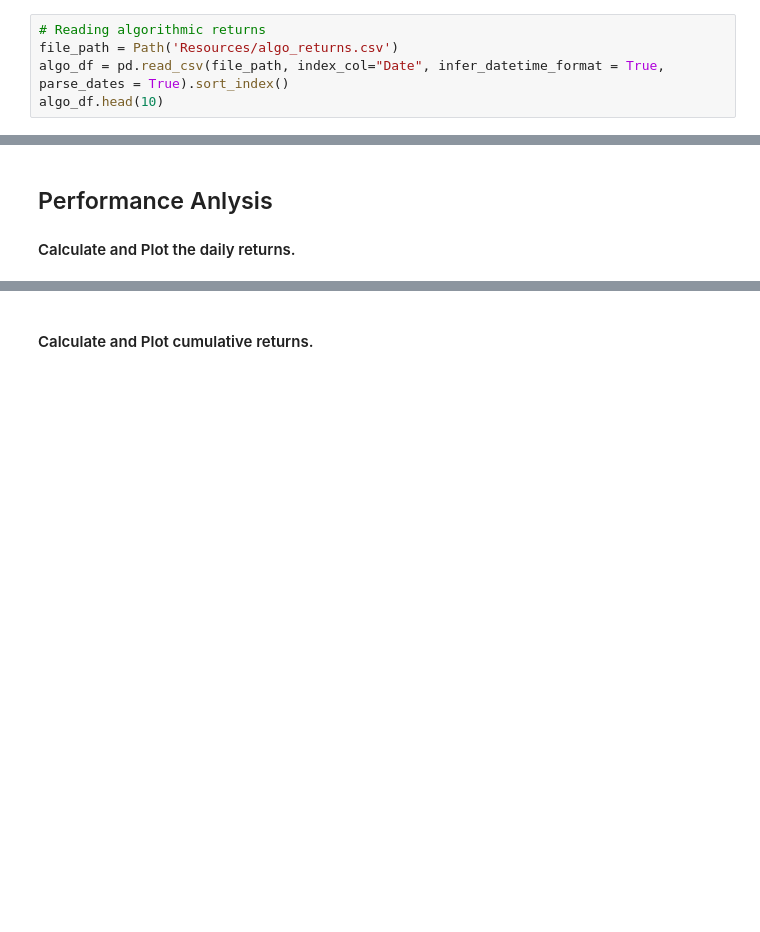
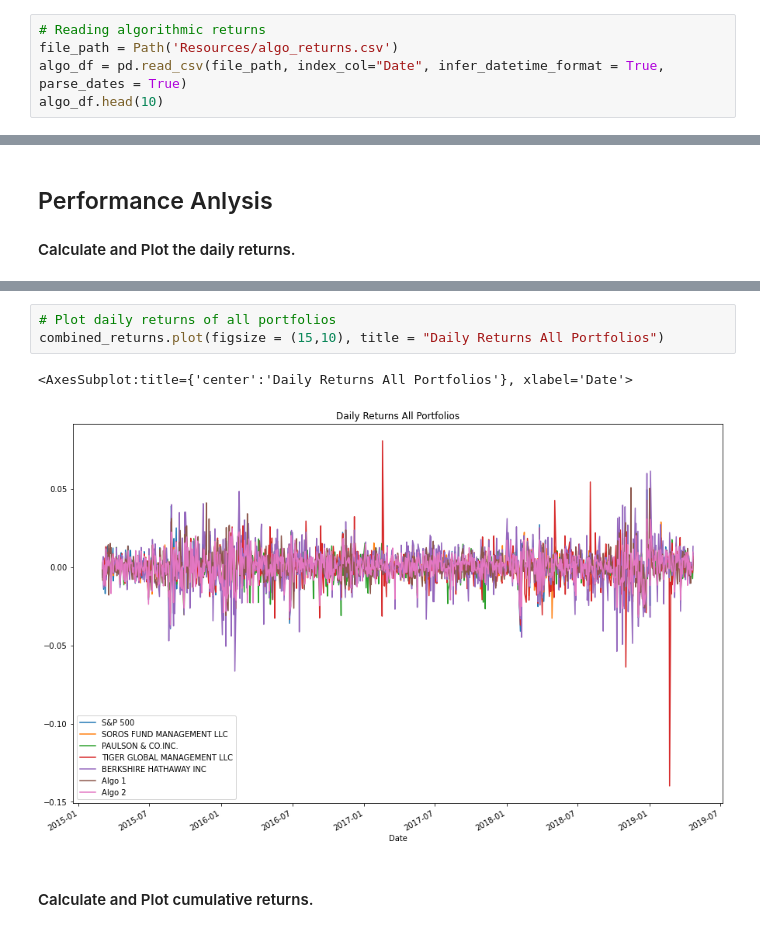
Before and after one commit to joeyh2/portfolio-analysis, a Jupyter notebook: whale_analysis.ipynb, the cells around one changed output, grey strips where cells are left out. Saved outputs shown, nothing was run; the diff lists cells and outputs as text; blank space fills up the shorter version.

```diff
--- a/whale_analysis.ipynb
+++ b/whale_analysis.ipynb
@@ -75,7 +68,7 @@ Read the algorithmic daily returns and clean the data
 # %%
 # Reading algorithmic returns
 file_path = Path('Resources/algo_returns.csv')
-algo_df = pd.read_csv(file_path, index_col="Date", infer_datetime_format = True, parse_dates = True).sort_index()
+algo_df = pd.read_csv(file_path, index_col="Date", infer_datetime_format = True, parse_dates = True)
 algo_df.head(10)
 # %% [output]
 |  | Algo 1 | Algo 2 |
@@ -237,3 +209,9 @@ algo_df.plot(figsize = (12, 8), title = "Algorithmic Daily Returns")
+# %%
+# Plot daily returns of all portfolios
+combined_returns.plot(figsize = (15,10), title = "Daily Returns All Portfolios")
+# %% [output]
+<AxesSubplot:title={'center':'Daily Returns All Portfolios'}, xlabel='Date'>
+[figure, added]
 # %% [markdown]
 #### Calculate and Plot cumulative returns.
 # %%
```
Also changed, not shown: parts of 10 cells of this notebook.
